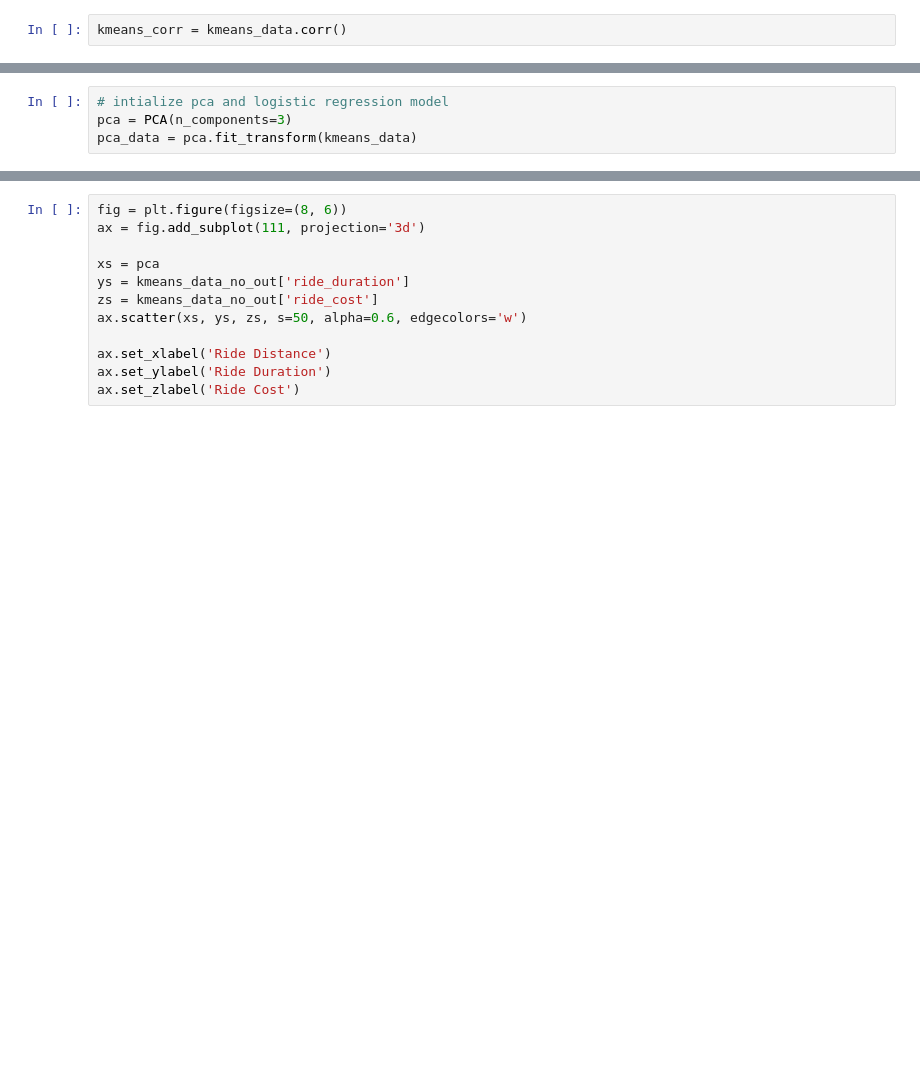
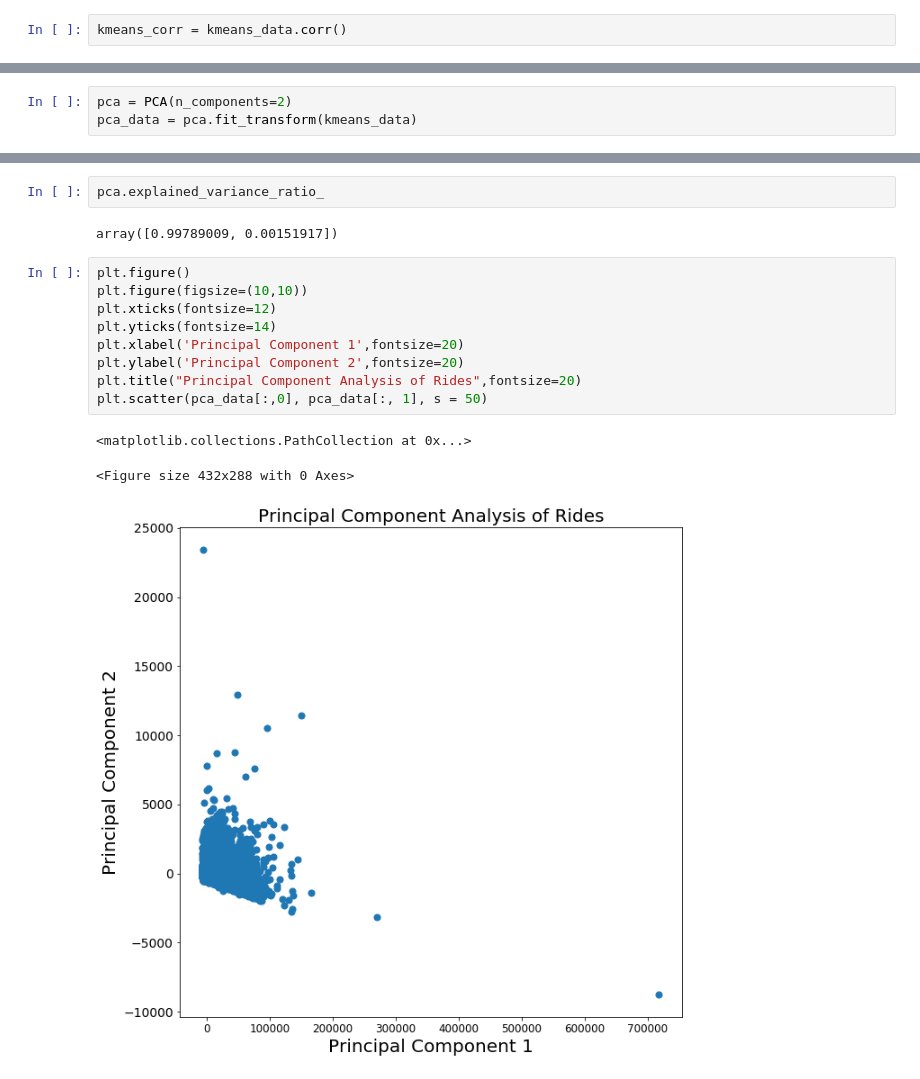
Before and after one commit to anishthite/lyft, a Jupyter notebook: anish's notebook.ipynb, the cells around one changed output, grey strips where cells are left out. Drawn from its saved outputs; the diff is of its cells as text; blank space fills up the shorter version.

```diff
--- a/anish's notebook.ipynb
+++ b/anish's notebook.ipynb
@@ -124,6 +269,5 @@ plt.show()
 # %%
-# intialize pca and logistic regression model
-pca = PCA(n_components=3)
+pca = PCA(n_components=2)
 pca_data = pca.fit_transform(kmeans_data)
 # %%
 pca_data
@@ -130,12 +282,17 @@ pca_data
-# %%
-fig = plt.figure(figsize=(8, 6))
-ax = fig.add_subplot(111, projection='3d')
-
-xs = pca
-ys = kmeans_data_no_out['ride_duration']
-zs = kmeans_data_no_out['ride_cost']
-ax.scatter(xs, ys, zs, s=50, alpha=0.6, edgecolors='w')
-
-ax.set_xlabel('Ride Distance')
-ax.set_ylabel('Ride Duration')
-ax.set_zlabel('Ride Cost')
+# %%
+pca.explained_variance_ratio_
+# %% [output]
+array([0.99789009, 0.00151917])
+# %%
+plt.figure()
+plt.figure(figsize=(10,10))
+plt.xticks(fontsize=12)
+plt.yticks(fontsize=14)
+plt.xlabel('Principal Component 1',fontsize=20)
+plt.ylabel('Principal Component 2',fontsize=20)
+plt.title("Principal Component Analysis of Rides",fontsize=20)
+plt.scatter(pca_data[:,0], pca_data[:, 1], s = 50)
+# %% [output]
+<matplotlib.collections.PathCollection at 0x...>
+<Figure size 432x288 with 0 Axes>
+[figure, added]
```
Also changed, not shown: parts of 24 cells of this notebook.
